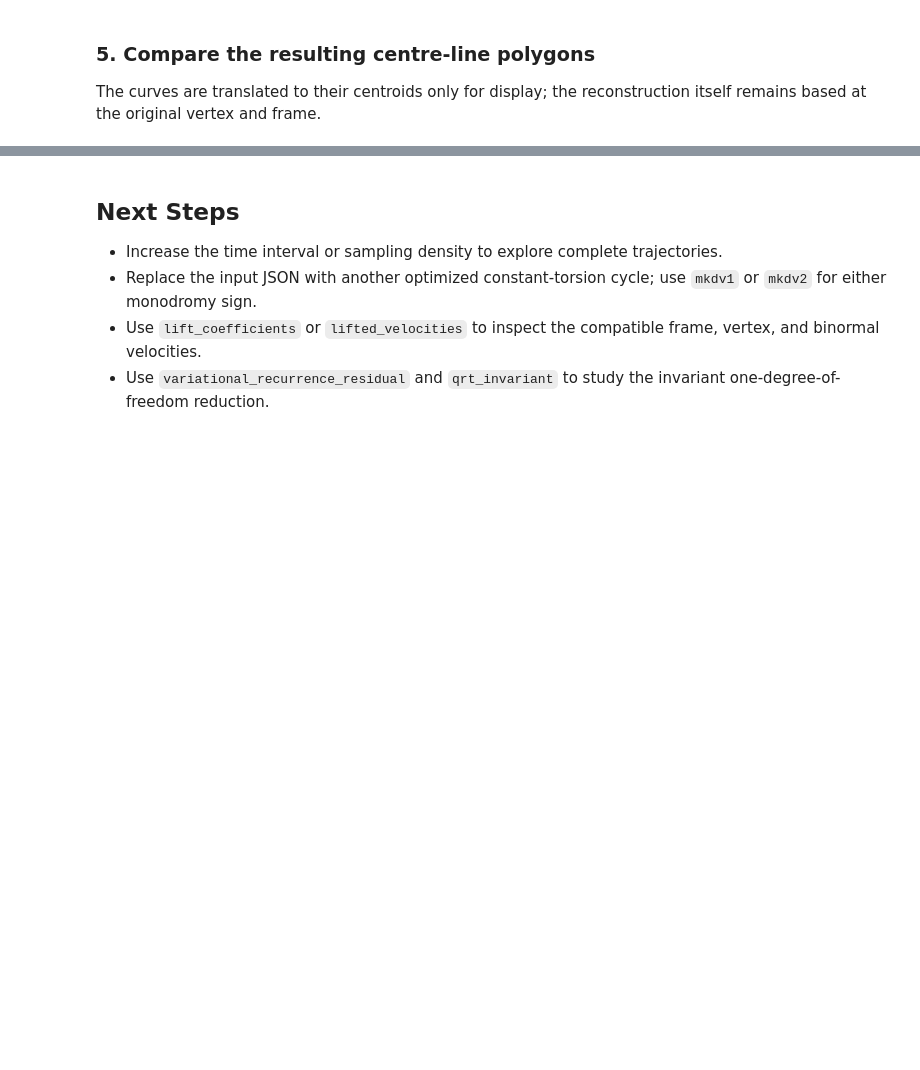
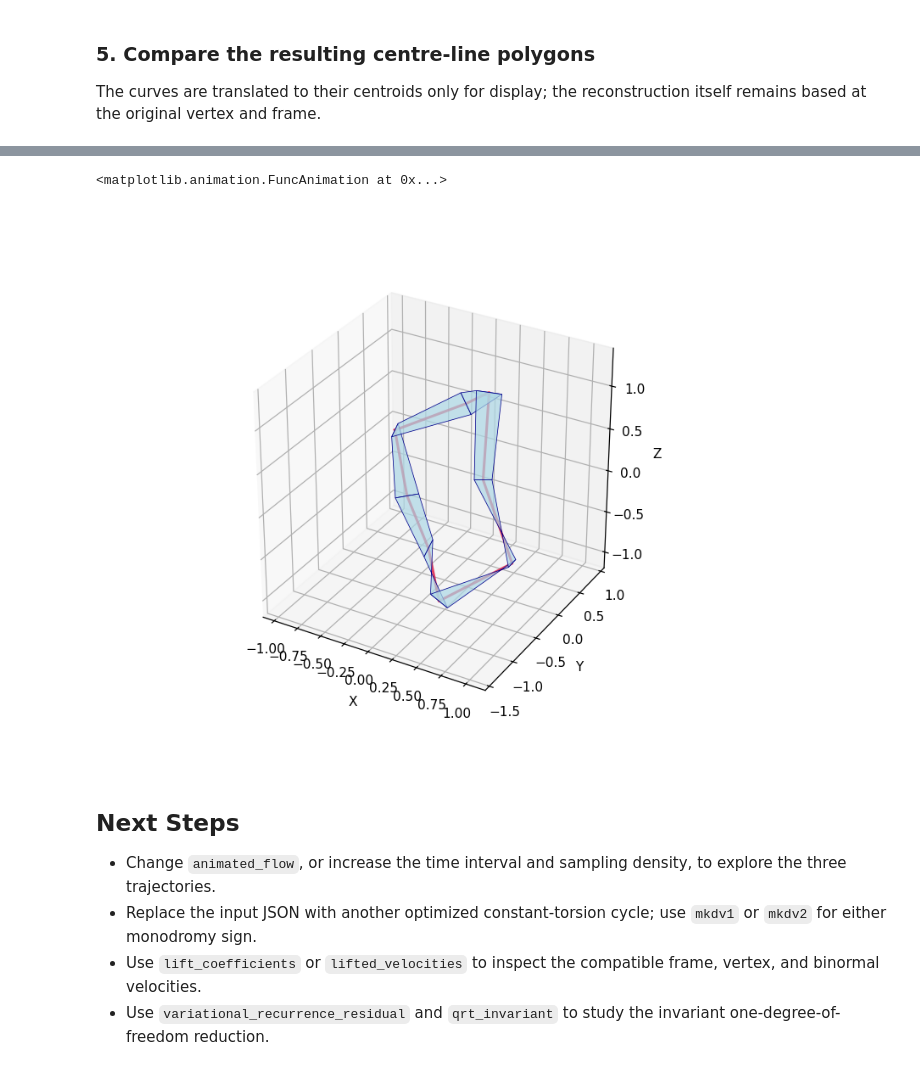
Before and after one commit to shizuo-kaji/Kaleidocycle, a Jupyter notebook: python/notebooks/IntegrableDeformations.ipynb, the cells around one changed output, grey strips where cells are left out. Saved outputs shown, nothing was run; the diff lists cells and outputs as text; code cells hidden in the pictures; blank space fills up the shorter version.

Commit message:
add: flows

```diff
--- a/python/notebooks/IntegrableDeformations.ipynb
+++ b/python/notebooks/IntegrableDeformations.ipynb
@@ -170,7 +185,31 @@ fig.tight_layout()
+# %%
+animated_flow = "mkdv1"  # Also try "mkdv2" or "sine-gordon".
+animation_configurations = evolutions[animated_flow].configurations()
+animation_curves = [
+    configuration.vertices - configuration.vertices[:-1].mean(axis=0)
+    for configuration in animation_configurations
+]
+animation_hinges = [
+    configuration.binormals for configuration in animation_configurations
+]
+
+animation_figure, deformation_animation = plot_band(
+    curve=animation_curves,
+    hinges=animation_hinges,
+    title=f"{animated_flow} integrable deformation",
+    show_curve=True,
+    width=0.12,
+    interval=70,
+    figsize=(7, 6),
+)
+deformation_animation
+# %% [output]
+<matplotlib.animation.FuncAnimation at 0x...>
+[figure, added]
 # %% [markdown]
 ## Next Steps
 
-- Increase the time interval or sampling density to explore complete trajectories.
+- Change `animated_flow`, or increase the time interval and sampling density, to explore the three trajectories.
 - Replace the input JSON with another optimized constant-torsion cycle; use `mkdv1` or `mkdv2` for either monodromy sign.
 - Use `lift_coefficients` or `lifted_velocities` to inspect the compatible frame, vertex, and binormal velocities.
 - Use `variational_recurrence_residual` and `qrt_invariant` to study the invariant one-degree-of-freedom reduction.
```
Also changed, not shown: parts of 9 cells of this notebook.
